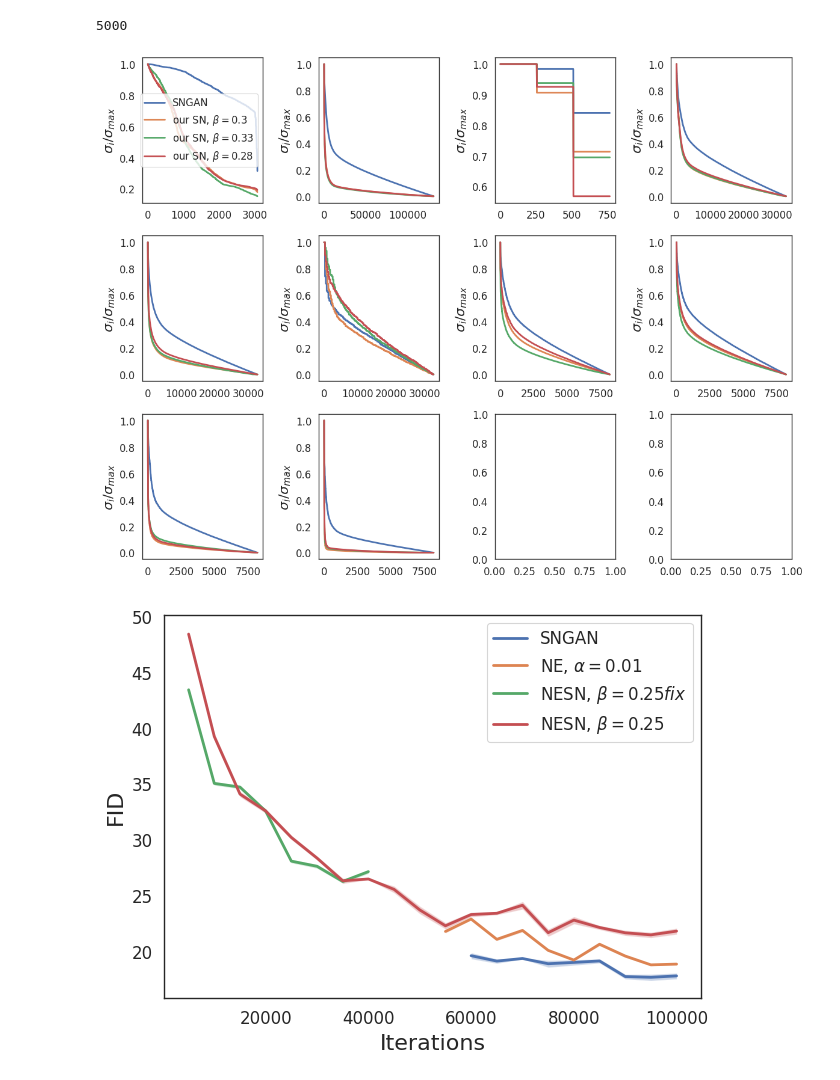
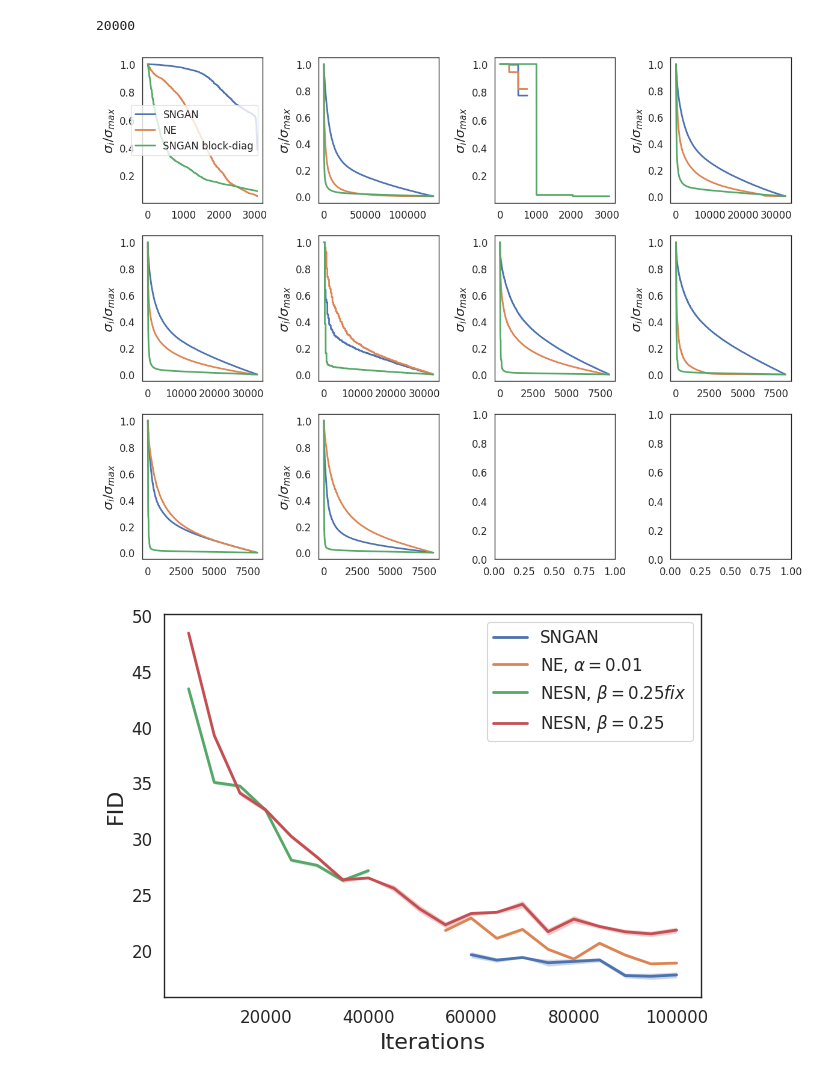
Before and after one commit to sverdoot/negan, a Jupyter notebook: notebooks/demo.ipynb, the cells around one changed output. Saved outputs shown, nothing was run; the diff lists cells and outputs as text; code cells hidden in the pictures.

```diff
--- a/notebooks/demo.ipynb
+++ b/notebooks/demo.ipynb
@@ -30,39 +30,45 @@ log_dir = Path('../log')
 # exp_dirs = ['sn32_snfix', 'sn32_norm_est001', 'sn32_norm_est0_4', 'sn32_norm_est0']
 # names = ['SNGAN', r'NE, $\alpha=0.01$', r'NESN, $\beta=0.25$', r'NESN, $\beta=0.5$']
 
-exp_dirs = ['sn32_sn', 'sn32_nesn_d03', 'sn32_nesn_d033', 'sn32_nesn_d028']
-names = ['SNGAN', r'our SN, $\beta=0.3$', r'our SN, $\beta=0.33$', r'our SN, $\beta=0.28$']
+# exp_dirs = ['sn32_sn', 'sn32_nesn_d03', 'sn32_nesn_d033', 'sn32_nesn_d028']
+# names = ['SNGAN', r'our SN, $\beta=0.3$', r'our SN, $\beta=0.33$', r'our SN, $\beta=0.28$']
 
-step = 5000
+exp_dirs = ['sn32_sn', 'sn32_ne_log', 'sn32_sn_prop']
+names = ['SNGAN', r'NE', 'SNGAN block-diag']
+
+
+step = 20000
 specs = dict()
 for exp, name in zip(exp_dirs, names):
     if step == 0:
         spec_file = sorted(list(Path(log_dir, exp, 'sv_d').glob('spec*.pt')))[-1]
-        step = spec_file.stem[4:]
+        step = int(spec_file.stem[4:])
     else:
         spec_file = Path(log_dir, exp, 'sv_d', f'spec{step:05d}.pt')
     spec = torch.load(spec_file, map_location='cpu')
     specs[name] = spec
 print(step)
 # %% [output]
-5000
+20000
 # %%
 layer_names = list(specs[names[0]].keys())
 # %%
 fig, axs = plt.subplots(ncols=4, nrows=3, figsize=(12, 9))
 for idx, ax in enumerate(axs.flatten()):
     if idx < len(layer_names): # and idx != 2:
         for name in names:
-            ar = specs[name][layer_names[idx]] / torch.max(specs[name][layer_names[idx]])
+            ar = specs[name][layer_names[idx]]
+            if True: #name != 'NE':
+                ar = ar / torch.max(specs[name][layer_names[idx]])
             ax.plot(ar, label=name)
             ax.set_ylabel(r'$\sigma_i / \sigma_{max}$')
 axs.flatten()[0].legend()
 plt.tight_layout()
 # plt.legend()
 plt.savefig(f'spectrum_{step}.png')
 plt.show()
 # %% [output]
-[figure, old version]
+[figure, new version]
 # %%
 
 exp_dirs = ['sn32_snfix', 'sn32_norm_est001', 'sn32_norm_est0_4', 'sn32_norm_est0_2', 'sn32_norm_est0']
```
Also changed, not shown: 11 other files.
